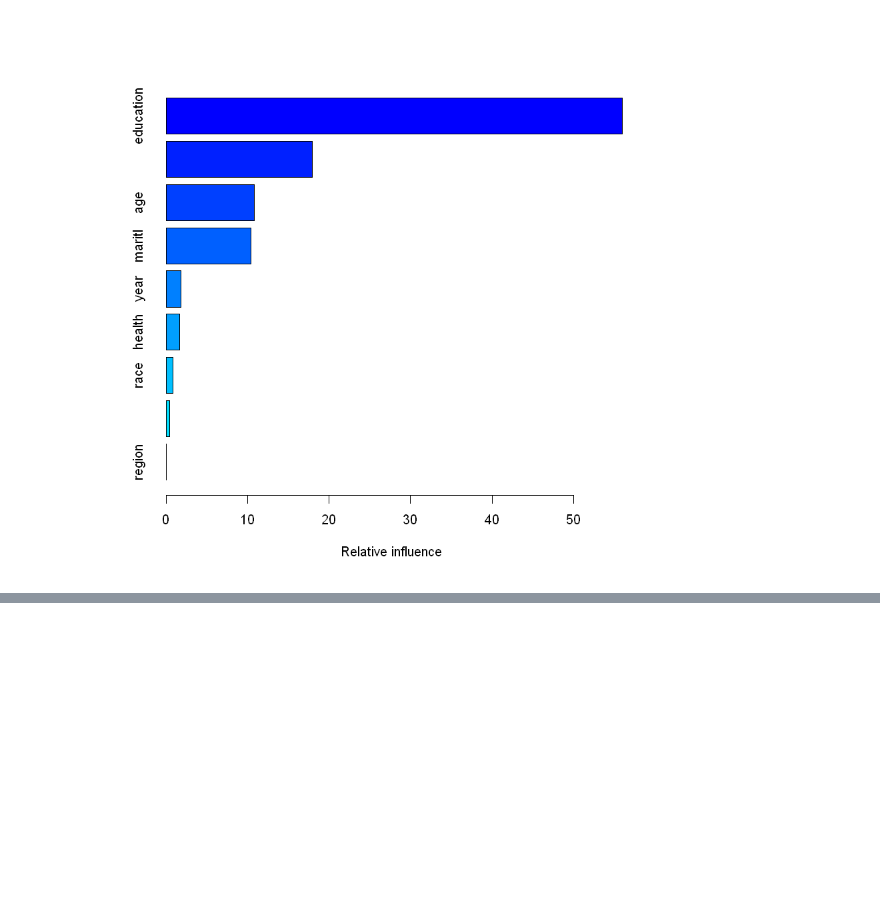
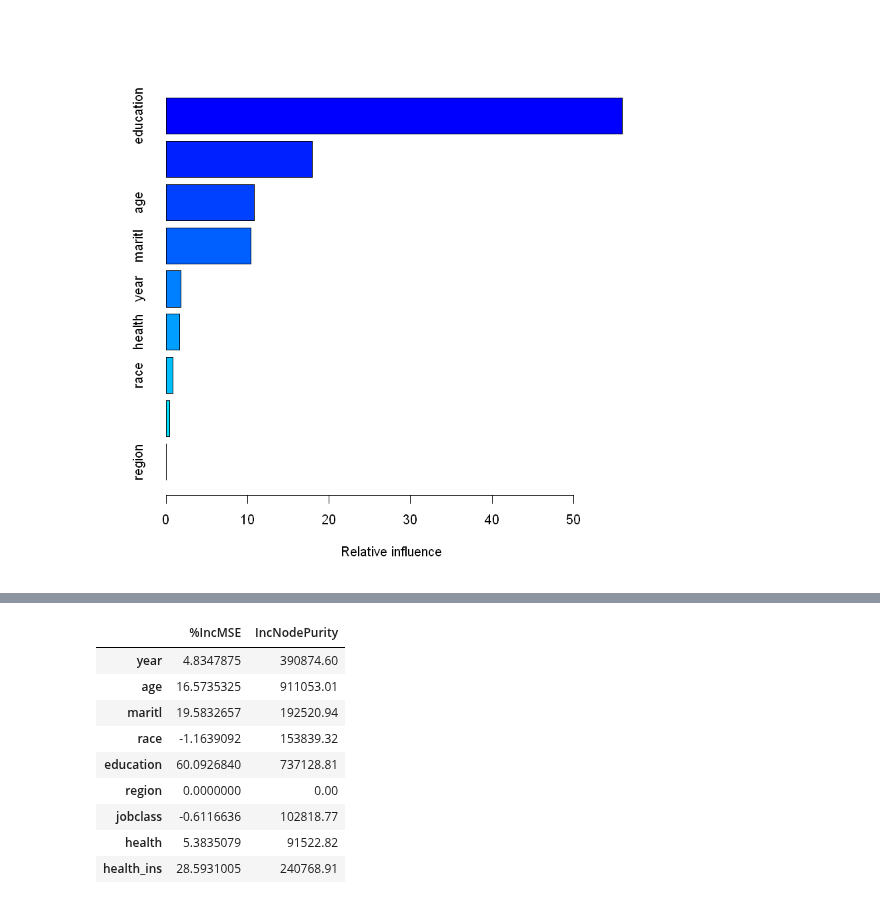
Before and after one commit to kuzn137/Statistical_problems, a Jupyter notebook: Ch8R.ipynb, the cells around one changed output, grey strips where cells are left out. Saved outputs shown, nothing was run; the diff lists cells and outputs as text; code cells hidden in the pictures; blank space fills up the shorter version.

```diff
--- a/Ch8R.ipynb
+++ b/Ch8R.ipynb
@@ -724,0 +738,13 @@ which.min(error)
+# %%
+importance (bag_wage)
+# %% [output]
+|  | %IncMSE | IncNodePurity |
+| year | 4.8347875 | 390874.60 |
+| age | 16.5735325 | 911053.01 |
+| maritl | 19.5832657 | 192520.94 |
+| race | -1.1639092 | 153839.32 |
+| education | 60.0926840 | 737128.81 |
+| region | 0.0000000 | 0.00 |
+| jobclass | -0.6116636 | 102818.77 |
+| health | 5.3835079 | 91522.82 |
+| health_ins | 28.5931005 | 240768.91 |
```
Also changed, not shown: parts of 8 cells of this notebook.
